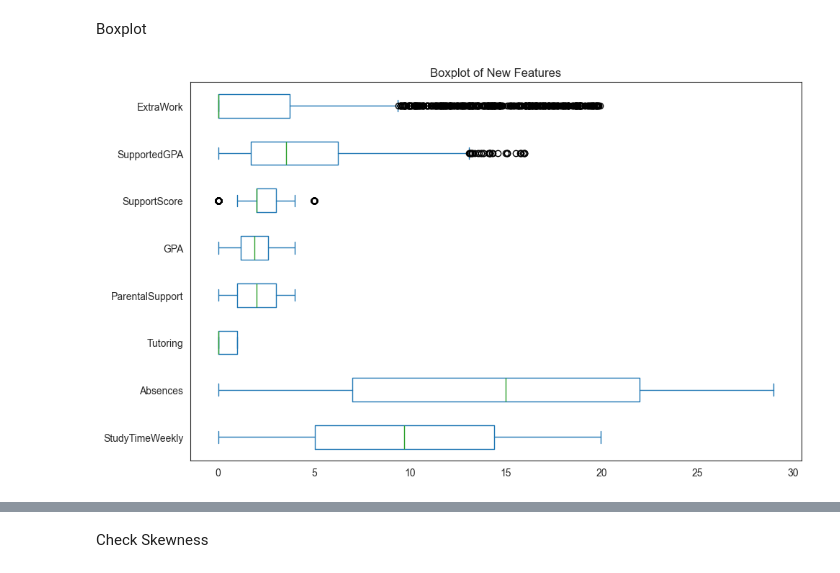
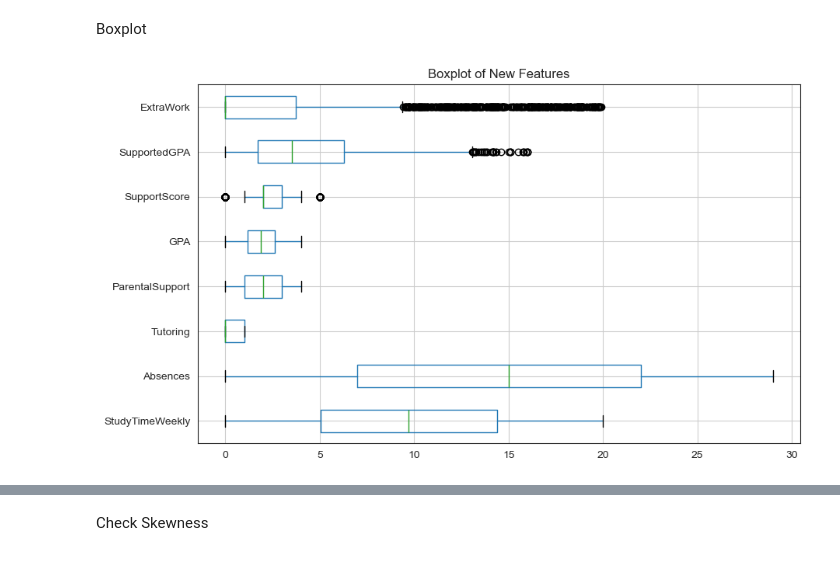
Before and after one commit to FreeYungHammy/MLG382-Project1, a Jupyter notebook: MLG_382_BrightPath.ipynb, the cells around one changed output, grey strips where cells are left out. Saved outputs shown, nothing was run; the diff lists cells and outputs as text; code cells hidden in the pictures.

```diff
--- a/MLG_382_BrightPath.ipynb
+++ b/MLG_382_BrightPath.ipynb
@@ -546,12 +545,11 @@ display(df_new_features.head())
 # %% [markdown]
 Boxplot
 # %%
-
-df_new_features.plot.box(vert=False, figsize=(10, 6), title='Boxplot of New Features')
-plt.tight_layout()
-plt.show()
+fig, ax = plt.subplots(figsize=(10, 6))
+boxplot = df_new_features.boxplot(vert = 0, ax = ax)
+_ = ax.set_title(f'Boxplot of New Features')
 # %% [output]
-[figure, old version]
+[figure, new version]
 # %%
 plt.figure(figsize=(10, 6))
 for i, col in enumerate(df_new_features.columns):
```
Also changed, not shown: parts of 22 cells of this notebook, 2 other files.
